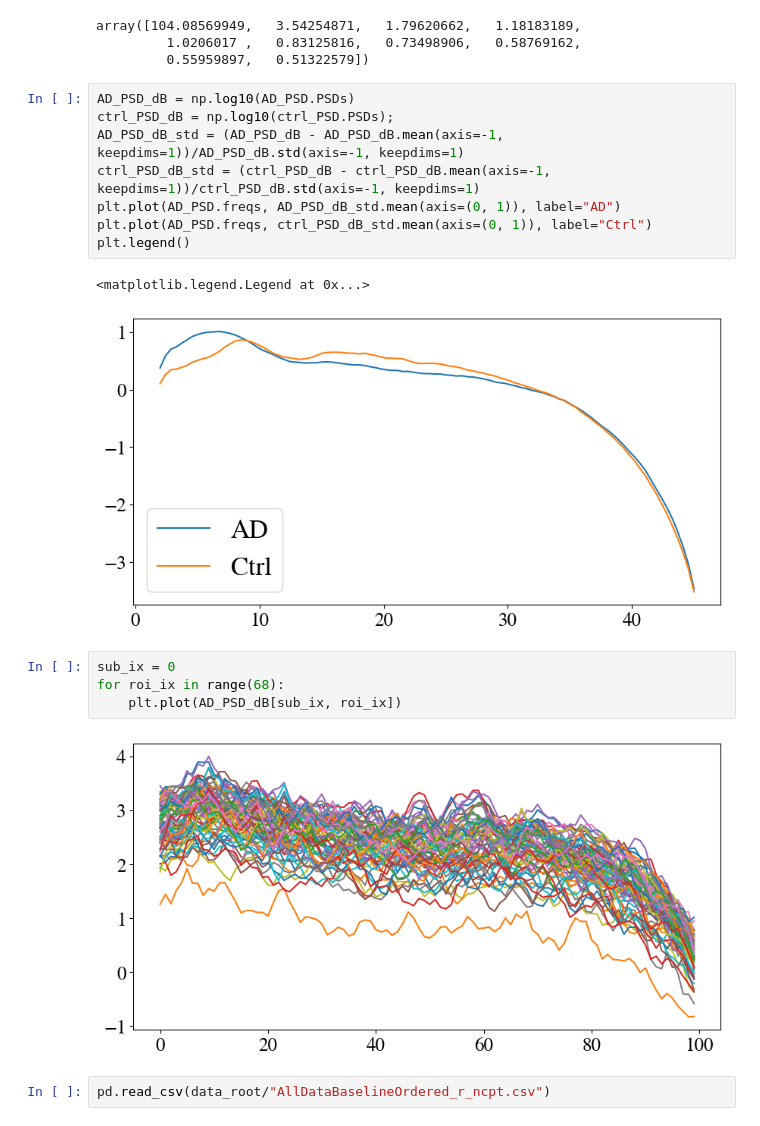
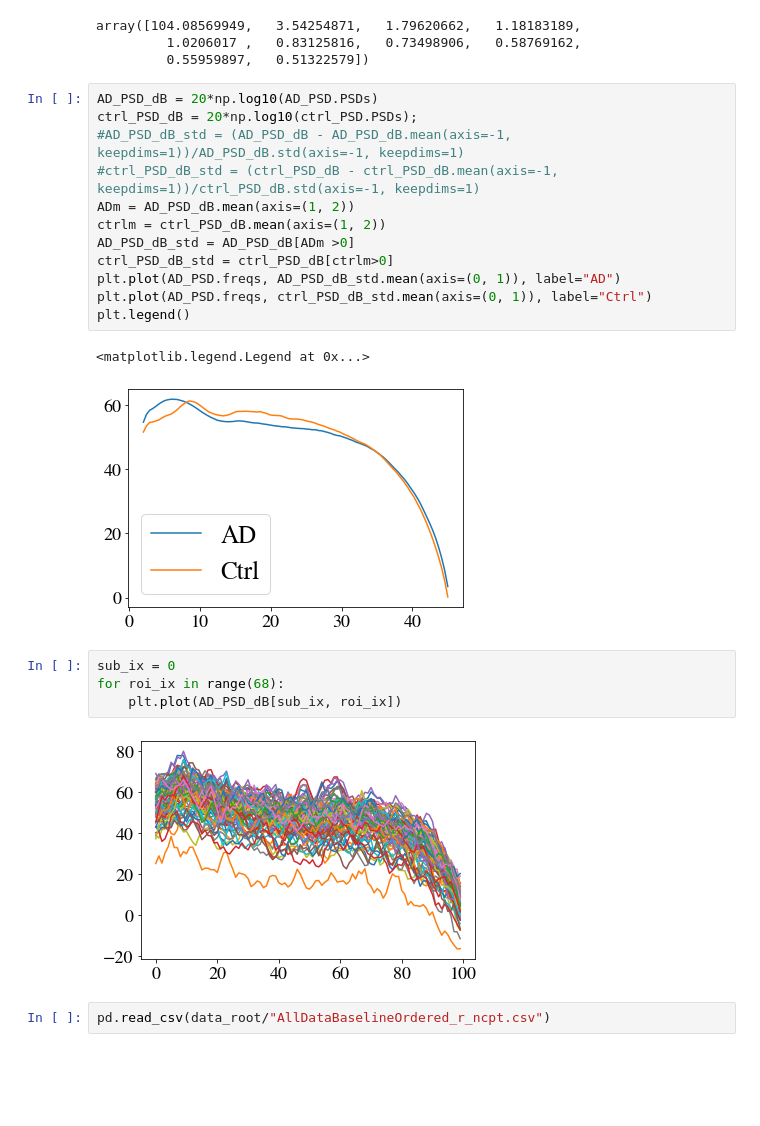
Before and after one commit to JINhuaqing/HDF, a Jupyter notebook: notebooks/real_data/real_data_preprocess.ipynb, the cells around one changed output. Saved outputs shown, nothing was run; the diff lists cells and outputs as text; blank space fills up the shorter version.

```diff
--- a/notebooks/real_data/real_data_preprocess.ipynb
+++ b/notebooks/real_data/real_data_preprocess.ipynb
@@ -45,22 +45,26 @@ array([104.08569949,   3.54254871,   1.79620662,   1.18183189,
          1.0206017 ,   0.83125816,   0.73498906,   0.58769162,
          0.55959897,   0.51322579])
 # %%
-AD_PSD_dB = np.log10(AD_PSD.PSDs)
-ctrl_PSD_dB = np.log10(ctrl_PSD.PSDs);
-AD_PSD_dB_std = (AD_PSD_dB - AD_PSD_dB.mean(axis=-1, keepdims=1))/AD_PSD_dB.std(axis=-1, keepdims=1)
-ctrl_PSD_dB_std = (ctrl_PSD_dB - ctrl_PSD_dB.mean(axis=-1, keepdims=1))/ctrl_PSD_dB.std(axis=-1, keepdims=1)
+AD_PSD_dB = 20*np.log10(AD_PSD.PSDs)
+ctrl_PSD_dB = 20*np.log10(ctrl_PSD.PSDs);
+#AD_PSD_dB_std = (AD_PSD_dB - AD_PSD_dB.mean(axis=-1, keepdims=1))/AD_PSD_dB.std(axis=-1, keepdims=1)
+#ctrl_PSD_dB_std = (ctrl_PSD_dB - ctrl_PSD_dB.mean(axis=-1, keepdims=1))/ctrl_PSD_dB.std(axis=-1, keepdims=1)
+ADm = AD_PSD_dB.mean(axis=(1, 2))
+ctrlm = ctrl_PSD_dB.mean(axis=(1, 2))
+AD_PSD_dB_std = AD_PSD_dB[ADm >0]
+ctrl_PSD_dB_std = ctrl_PSD_dB[ctrlm>0]
 plt.plot(AD_PSD.freqs, AD_PSD_dB_std.mean(axis=(0, 1)), label="AD")
 plt.plot(AD_PSD.freqs, ctrl_PSD_dB_std.mean(axis=(0, 1)), label="Ctrl")
 plt.legend()
 # %% [output]
 <matplotlib.legend.Legend at 0x...>
-[figure, old version]
+[figure, new version]
 # %%
 sub_ix = 0
 for roi_ix in range(68):
     plt.plot(AD_PSD_dB[sub_ix, roi_ix])
 # %% [output]
-[figure, old version]
+[figure, new version]
 # %%
 pd.read_csv(data_root/"AllDataBaselineOrdered_r_ncpt.csv")
 # %% [output]
```
Also changed, not shown: parts of 9 cells of this notebook, 15 other files.
